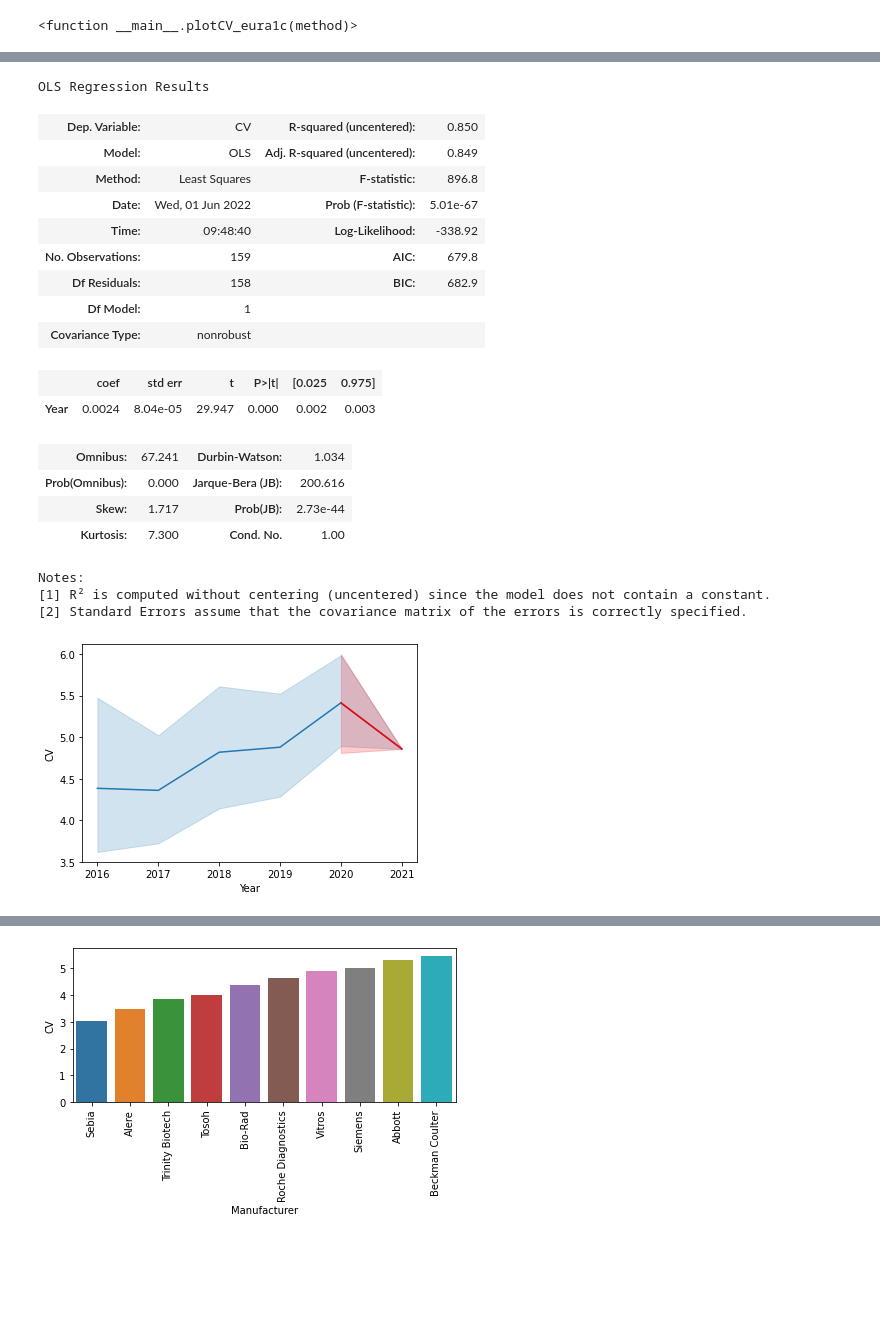
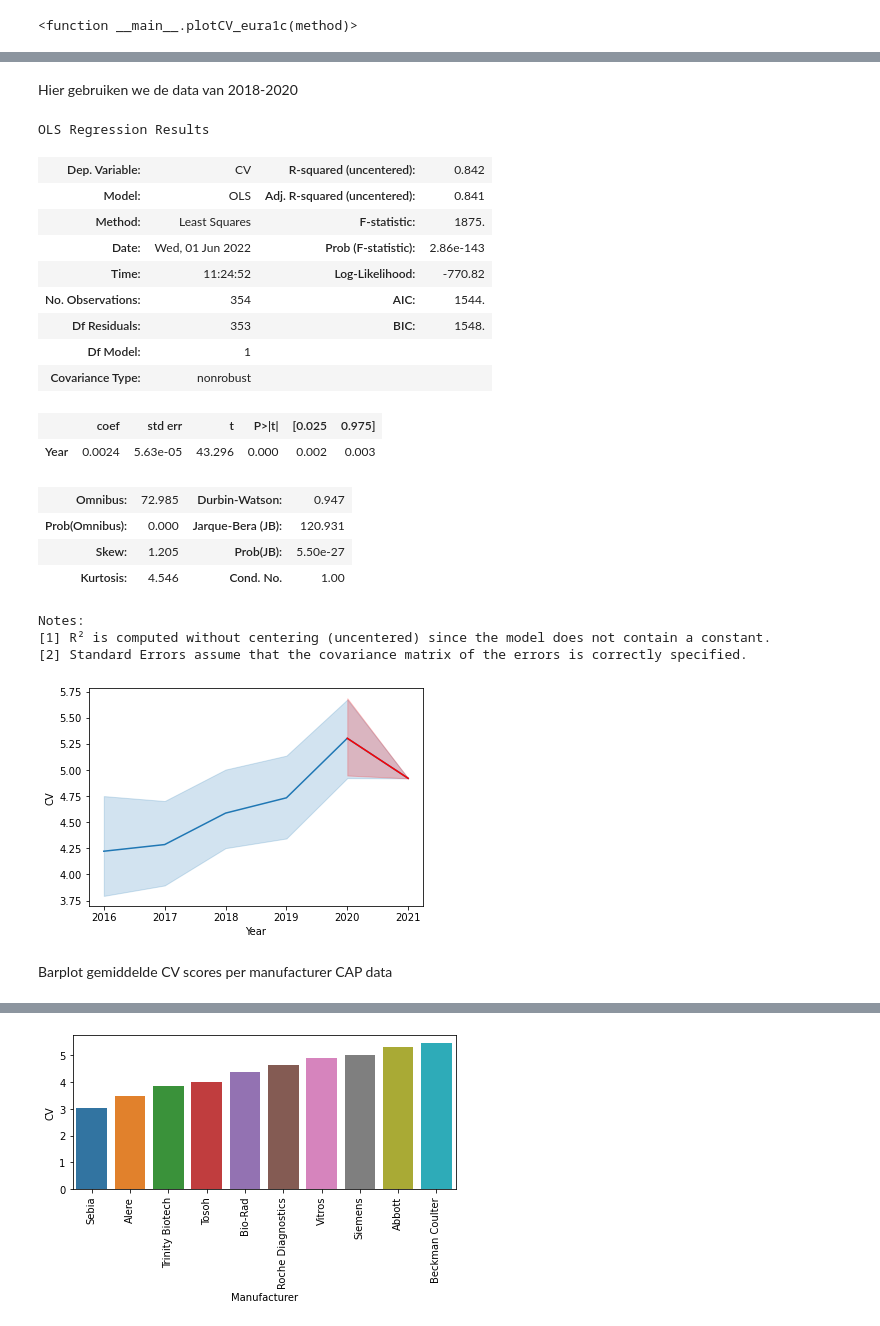
Before and after one commit to DSa-HbA1c/Predictions, a Jupyter notebook: Data visualisatie Corné.ipynb, the cells around one changed output, grey strips where cells are left out. Saved outputs shown, nothing was run; the diff lists cells and outputs as text; code cells hidden in the pictures; blank space fills up the shorter version.

```diff
--- a/Data visualisatie Corné.ipynb
+++ b/Data visualisatie Corné.ipynb
@@ -35,0 +38,3 @@ De dataset wordt aangepast, zodat het bruikbaar is om de bapaalde visualisaties
+# %%
+df = pd.read_excel('Complete-dataset-final.xlsx')
+df = df.dropna()
@@ -249,41 +319,45 @@ Notes:
+# %% [markdown]
+Hier gebruiken we de data van 2018-2020
 # %%
-schaar = df_eura1c[df_eura1c["Year"] >= 2016]
-X = schaar['Year']
-y = schaar["CV"]
+eura1c_prep_pred = df_eura1c_prep[df_eura1c_prep["Year"] >= 2018]
+X = eura1c_prep_pred['Year']
+y = eura1c_prep_pred["CV"]
 
 # Fit and make the predictions by the model
 model = sm.OLS(y, X).fit()
 predictions = model.predict(X)
 preddf = pd.DataFrame(predictions, columns=['CV'])
 preddf['Year'] = "2021"
 # preddf = preddf.groupby('Year').mean().reset_index()
-test = pd.concat([df_eura1c,preddf])
-test['Year'] = test['Year'].astype(str).astype(int)
-test = test.reset_index(drop=True)
-sns.lineplot(x = 'Year', y = 'CV', data = test)
-sns.lineplot(x = 'Year', y = 'CV', data = test[(test['Year'] >= 2020) & (test['Year'] <= 2021)], color= 'red')
+combined = pd.concat([df_eura1c_prep,preddf])
+combined['Year'] = combined['Year'].astype(str).astype(int)
+combined = combined.reset_index(drop=True)
+sns.lineplot(x = 'Year', y = 'CV', data = combined)
+sns.lineplot(x = 'Year', y = 'CV', data = combined[(combined['Year'] >= 2020) & (combined['Year'] <= 2021)], color= 'red')
 model.summary()
 # %% [output]
 OLS Regression Results
-| Dep. Variable: | CV | R-squared (uncentered): | 0.850 |
-| Model: | OLS | Adj. R-squared (uncentered): | 0.849 |
-| Method: | Least Squares | F-statistic: | 896.8 |
-| Date: | Wed, 01 Jun 2022 | Prob (F-statistic): | 5.01e-67 |
-| Time: | 09:48:40 | Log-Likelihood: | -338.92 |
-| No. Observations: | 159 | AIC: | 679.8 |
-| Df Residuals: | 158 | BIC: | 682.9 |
+| Dep. Variable: | CV | R-squared (uncentered): | 0.842 |
+| Model: | OLS | Adj. R-squared (uncentered): | 0.841 |
+| Method: | Least Squares | F-statistic: | 1875. |
+| Date: | Wed, 01 Jun 2022 | Prob (F-statistic): | 2.86e-143 |
+| Time: | 11:24:52 | Log-Likelihood: | -770.82 |
+| No. Observations: | 354 | AIC: | 1544. |
+| Df Residuals: | 353 | BIC: | 1548. |
 | Df Model: | 1 |  |  |
 | Covariance Type: | nonrobust |  |  |
 |  | coef | std err | t | P>|t| | [0.025 | 0.975] |
-| Year | 0.0024 | 8.04e-05 | 29.947 | 0.000 | 0.002 | 0.003 |
+| Year | 0.0024 | 5.63e-05 | 43.296 | 0.000 | 0.002 | 0.003 |
-| Omnibus: | 67.241 | Durbin-Watson: | 1.034 |
-| Prob(Omnibus): | 0.000 | Jarque-Bera (JB): | 200.616 |
-| Skew: | 1.717 | Prob(JB): | 2.73e-44 |
-| Kurtosis: | 7.300 | Cond. No. | 1.00 |
+| Omnibus: | 72.985 | Durbin-Watson: | 0.947 |
+| Prob(Omnibus): | 0.000 | Jarque-Bera (JB): | 120.931 |
+| Skew: | 1.205 | Prob(JB): | 5.50e-27 |
+| Kurtosis: | 4.546 | Cond. No. | 1.00 |
 Notes:
 [1] R² is computed without centering (uncentered) since the model does not contain a constant.
 [2] Standard Errors assume that the covariance matrix of the errors is correctly specified.
-[figure, old version]
+[figure, new version]
+# %% [markdown]
+Barplot gemiddelde CV scores per manufacturer CAP data
 # %%
 sns.barplot(data = df_manufacturer_cap, x = 'Manufacturer', y = 'CV')
 plt.xticks(rotation=90)
```
Also changed, not shown: parts of 46 cells of this notebook.
